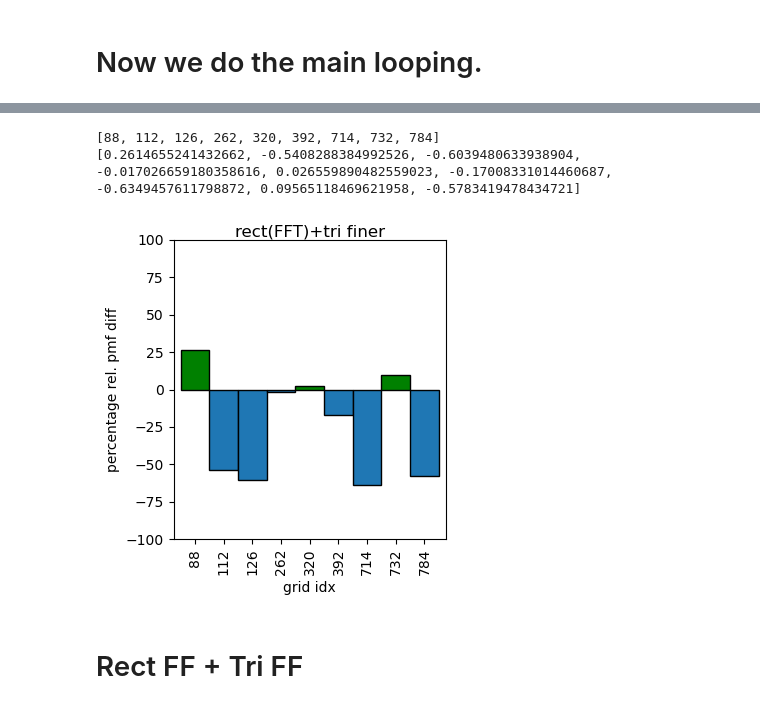
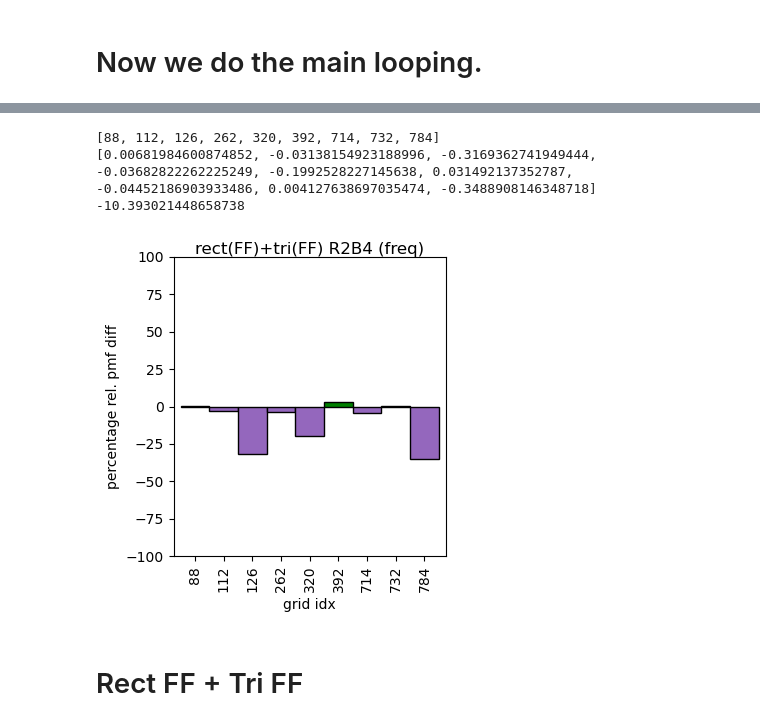
Before and after one commit to ray-chew/pyCSAM, a Jupyter notebook: notebooks/orog_delaunay.ipynb, the cells around one changed output, grey strips where cells are left out. Drawn from its saved outputs; the diff is of its cells as text; code cells hidden in the pictures.

```diff
--- a/notebooks/orog_delaunay.ipynb
+++ b/notebooks/orog_delaunay.ipynb
@@ -641,36 +654,38 @@ pmf ref, avg, sum: 1.9842485837559565 0.8366743928208855 2.2724759397294036
 # %%
 print(idx_name)
 print(pmf_diff)
+print(np.array(pmf_diff).mean() * 100.0)
 
 pmf_percent_diff = 100.0 * np.array(pmf_diff)
 data = pd.DataFrame(pmf_percent_diff,index=idx_name, columns=['values'])
 fig, (ax1) = plt.subplots(1,1,sharex=True,
                          figsize=(3.7,4.0))
 
-data['values'].plot(kind='bar', width=1.0, edgecolor='black', color=(data['values'] > 0).map({True: 'g', False: 'C0'}))
+data['values'].plot(kind='bar', width=1.0, edgecolor='black', color=(data['values'] > 0).map({True: 'g', False: 'C4'}))
 
 plt.xlabel("grid idx")
 plt.ylabel("percentage rel. pmf diff")
 
 cs1 = "rect(FF)+tri(FF)\nuw_pmf_freqs_(large pmf 10p cutoff)"
 cs2 = "rect(FF)+tri(FF)\nfreqs_(10p cutoff)"
 cs3 = "tri(FF)+tri(FF)\nuw_pmf_freqs_(25 ampls)"
 cs4 = "tri(FF)+tri(FF)\nfreqs"
 cs5 = "tri(FF)+tri(FF)\niteration"
 cs_none = "finer (100 FFT dof)"
 cs_title = "approx. R2B4 (100 FFT dof)"
-cs_dd = "rect(FFT)+tri finer"
+cs_dd = "rect(FF)+tri(FF) R2B4 (freq)"
 
 title = cs_dd
 plt.title(title, fontsize=12, pad=-10)
 plt.ylim([-100,100])
 plt.tight_layout()
 plt.savefig('./study/'+title.replace('\n','_')+'_'+str(np.random.randint(1000))+'.png')
 plt.show()
 # %% [output]
 [88, 112, 126, 262, 320, 392, 714, 732, 784]
-[0.2614655241432662, -0.5408288384992526, -0.6039480633938904, -0.017026659180358616, 0.026559890482559023, -0.17008331014460687, -0.6349457611798872, 0.09565118469621958, -0.5783419478434721]
+[0.00681984600874852, -0.03138154923188996, -0.3169362741949444, -0.03682822262225249, -0.1992528227145638, 0.031492137352787, -0.04452186903933486, 0.004127638697035474, -0.3488908146348718]
+-10.393021448658738
-[figure, old version]
+[figure, new version]
 # %% [markdown]
 # Rect FF + Tri FF
 # %%
```
Also changed, not shown: parts of 3 cells of this notebook.
